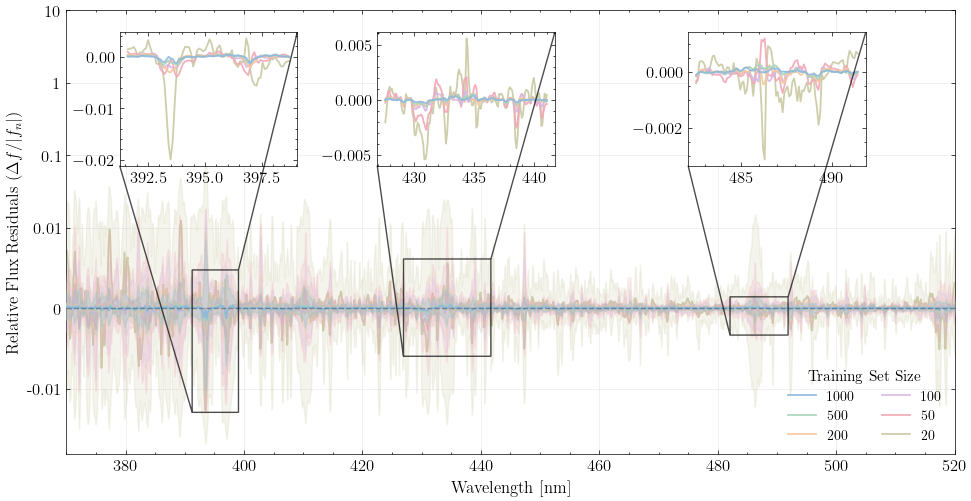
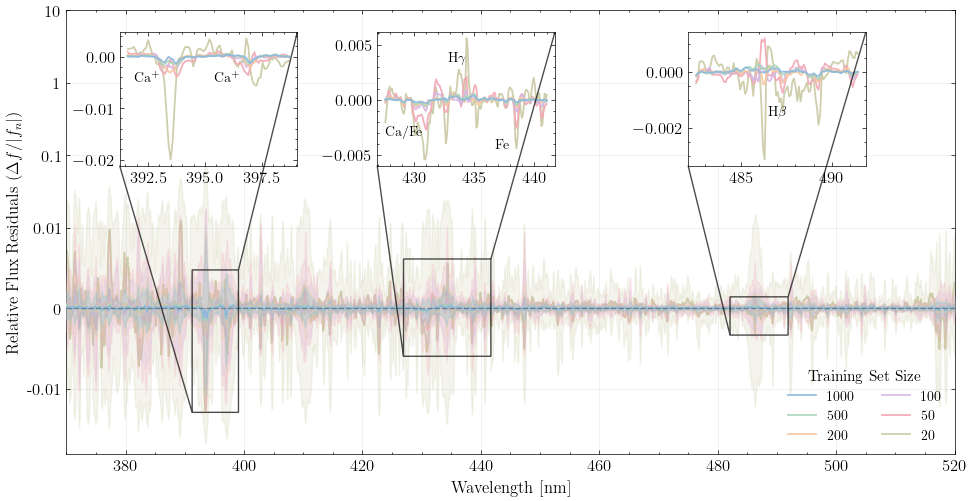
The notebook cell's code change between the first figure and the second:
--- before
+++ after
@@ -74,4 +74,11 @@
 ax.indicate_inset_zoom(in3_ax, edgecolor='k', alpha=0.7, zorder=10)
 
+in1_ax.text(0.15, 0.7, "Ca$^+$", transform=in1_ax.transAxes, fontsize=10, fontweight='bold', verticalalignment='top', horizontalalignment='center')
+in1_ax.text(0.6, 0.7, "Ca$^+$", transform=in1_ax.transAxes, fontsize=10, fontweight='bold', verticalalignment='top', horizontalalignment='center')
+in2_ax.text(0.15, 0.3, 'Ca/Fe', transform=in2_ax.transAxes, fontsize=10, fontweight='bold', verticalalignment='top', horizontalalignment='center')
+in2_ax.text(0.7, 0.2, 'Fe', transform=in2_ax.transAxes, fontsize=10, fontweight='bold', verticalalignment='top', horizontalalignment='center')
+in2_ax.text(0.45, 0.85, 'H$\\gamma$', transform=in2_ax.transAxes, fontsize=10, fontweight='bold', verticalalignment='top', horizontalalignment='center')
+in3_ax.text(0.5, 0.45, 'H$\\beta$', transform=in3_ax.transAxes, fontsize=10, fontweight='bold', verticalalignment='top', horizontalalignment='center')
+
 plt.savefig('/home/vmehta/honours-project/thesis/figures/training-set-residuals.pdf', format='pdf')
 plt.show()

Commit: who knows what i am doing anymore